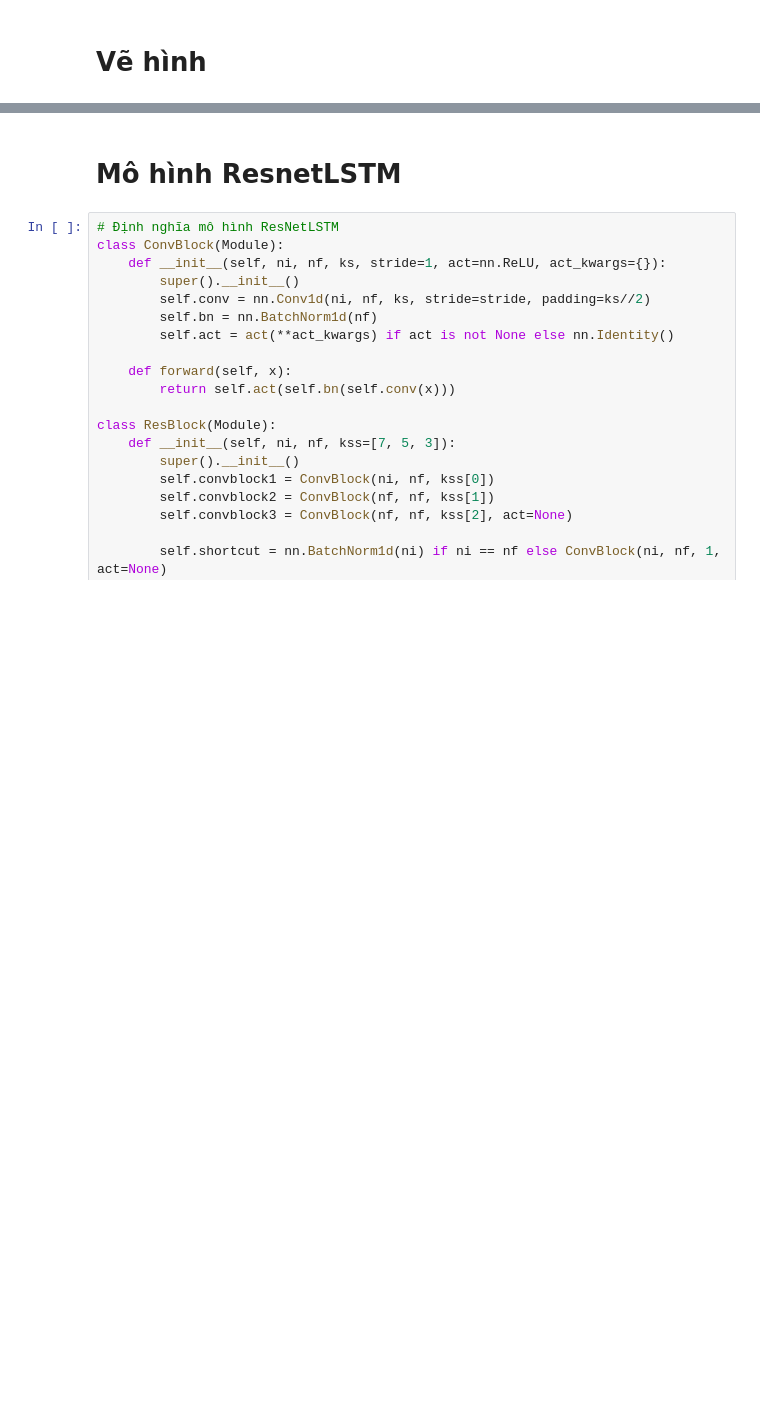
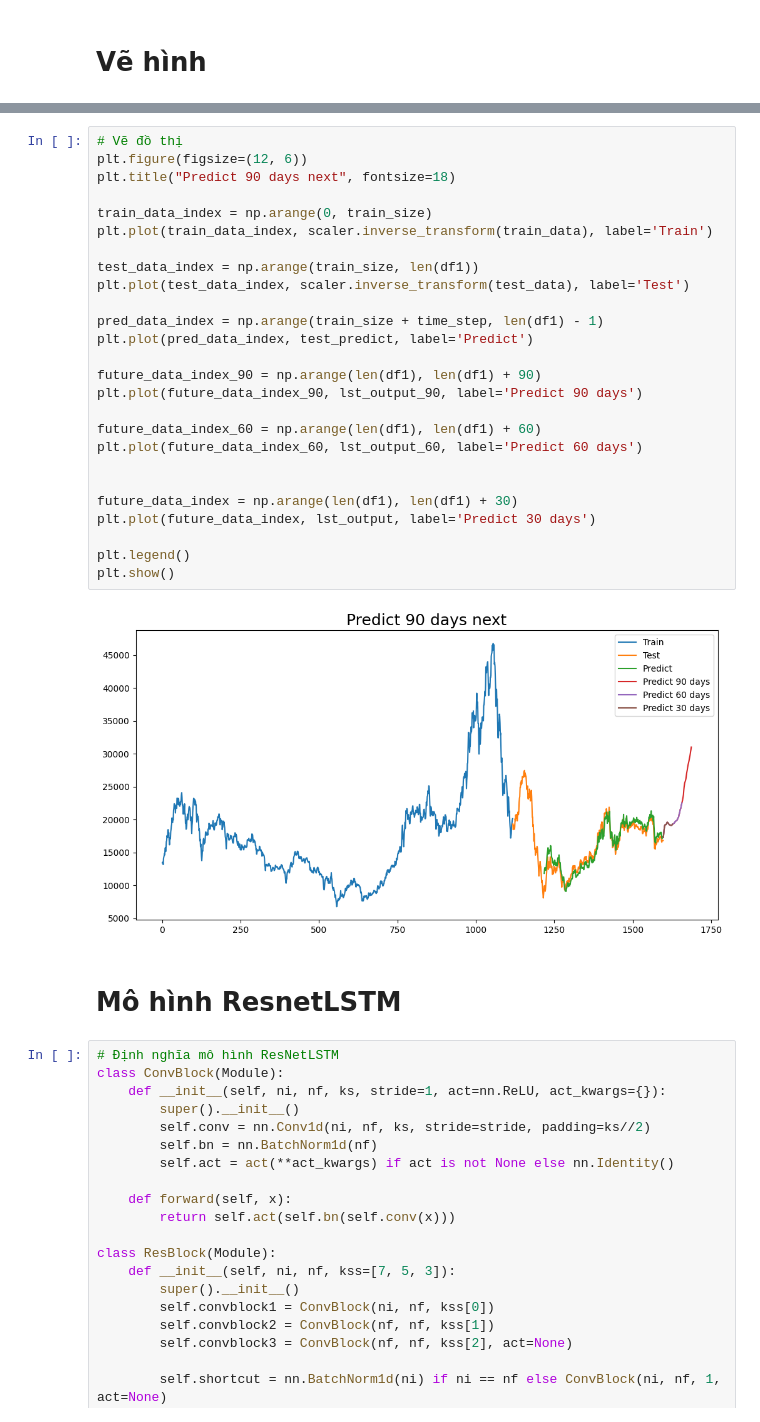
Before and after one commit to duonguwu/IS403_O21_04, a Jupyter notebook: Model/ResNet/Team4_ResNet_DXG_7_3.ipynb, the cells around one changed output, grey strips where cells are left out. Saved outputs shown, nothing was run; the diff lists cells and outputs as text; blank space fills up the shorter version.

Commit message:
update: plot 30,60,90 days

```diff
--- a/Model/ResNet/Team4_ResNet_DXG_7_3.ipynb
+++ b/Model/ResNet/Team4_ResNet_DXG_7_3.ipynb
@@ -404,3 +404,31 @@ plt.show()
+# %%
+# Vẽ đồ thị
+plt.figure(figsize=(12, 6))
+plt.title("Predict 90 days next", fontsize=18)
+
+train_data_index = np.arange(0, train_size)
+plt.plot(train_data_index, scaler.inverse_transform(train_data), label='Train')
+
+test_data_index = np.arange(train_size, len(df1))
+plt.plot(test_data_index, scaler.inverse_transform(test_data), label='Test')
+
+pred_data_index = np.arange(train_size + time_step, len(df1) - 1)
+plt.plot(pred_data_index, test_predict, label='Predict')
+
+future_data_index_90 = np.arange(len(df1), len(df1) + 90)
+plt.plot(future_data_index_90, lst_output_90, label='Predict 90 days')
+
+future_data_index_60 = np.arange(len(df1), len(df1) + 60)
+plt.plot(future_data_index_60, lst_output_60, label='Predict 60 days')
+
+
+future_data_index = np.arange(len(df1), len(df1) + 30)
+plt.plot(future_data_index, lst_output, label='Predict 30 days')
+
+plt.legend()
+plt.show()
+# %% [output]
+[figure, added]
 # %% [markdown]
 # Mô hình ResnetLSTM
 # %%
```
Also changed, not shown: parts of 11 cells of this notebook, 7 other files.
